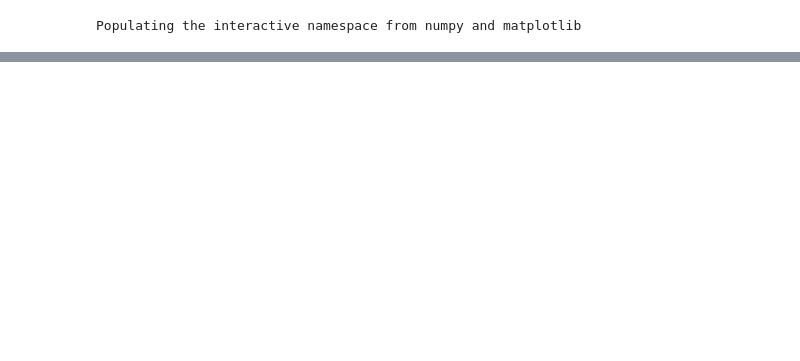
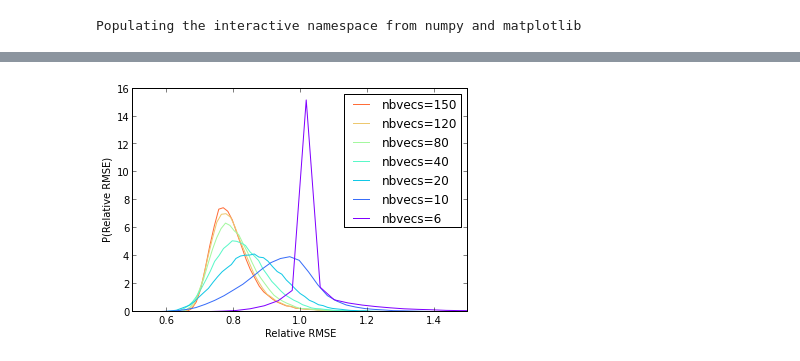
Before and after one commit to arokem/osmosis, a Jupyter notebook: doc/paper_figures/model_resampling.ipynb, the cells around one changed output, grey strips where cells are left out. Cells and saved outputs as stored; diff of their text form; code cells hidden in the pictures; blank space fills up the shorter version.

Commit message:
Resampling notebook complete for now.

```diff
--- a/doc/paper_figures/model_resampling.ipynb
+++ b/doc/paper_figures/model_resampling.ipynb
@@ -15,3 +13,11 @@ We set the data path:
+# %%
+n_bvecs= [6, 10, 20, 40, 80, 120]
+#n_bvecs= [6, 10, 20, 40]
+n_reps = 1
+import matplotlib.colors as co
+cNorm  = co.Normalize(vmin=0, vmax=len(n_bvecs)+1)
+scalarMap = cm.ScalarMappable(norm=cNorm, cmap=matplotlib.cm.rainbow)
+colors = scalarMap.to_rgba(range(len(n_bvecs)+1))
 # %%
 import os
 import osmosis as oz
@@ -50,3 +56,4 @@ Loading from file: /Users/arokem/usr/lib/python2.7/site-packages/osmosis/data/SU
-# %%
-#Model = dti.TensorModel
-Model = sfm.SparseDeconvolutionModel
+# %%
+rrmse = np.empty((3, len(n_bvecs), n_reps) + wm_mask.shape,)
+rrmse_150 = np.empty((3, ) + wm_mask.shape)
+rrmse.shape, rrmse_150.shape
@@ -53,27 +62,63 @@ Model = sfm.SparseDeconvolutionModel
 # %%
-rrmse = []
-rrmse_150 = []
-for M1, M2 in zip([TM_1k_1, TM_2k_1, TM_4k_1], [TM_1k_2, TM_2k_2, TM_4k_2]):
-    M1 = Model(M1.data, M1.bvecs, M1.bvals * 1000, mask=wm_mask, params_file='temp')
-    M2 = Model(M2.data, M2.bvecs, M2.bvals * 1000, mask=wm_mask, params_file='temp')
-    rrmse_150.append(oza.cross_predict(M1, M2))
-    rrmse.append([])
-    n_bvecs= [6, 10, 20, 40, 80, 120]
-    for n in n_bvecs:
-        new_bvecs, new_bv_i = boot.subsample(M1.bvecs[:, M1.b_idx], n)
-        data_resamp_1 = np.concatenate([M1.data[..., M1.b0_idx], M1.data[..., M1.b_idx[new_bv_i]]], -1)
-        bvecs_resamp_1 = np.concatenate([M1.bvecs[..., M1.b0_idx], M1.bvecs[..., M1.b_idx[new_bv_i]]], -1)
-        bvals_resamp_1 = np.concatenate([M1.bvals[..., M1.b0_idx], M1.bvals[..., M1.b_idx[new_bv_i]]], -1)*1000
-        data_resamp_2 = np.concatenate([M2.data[..., M2.b0_idx], M2.data[..., M2.b_idx[new_bv_i]]], -1)
-        bvecs_resamp_2 = np.concatenate([M2.bvecs[..., M2.b0_idx], M2.bvecs[..., M2.b_idx[new_bv_i]]], -1)
-        bvals_resamp_2 = np.concatenate([M2.bvals[..., M2.b0_idx], M2.bvals[..., M2.b_idx[new_bv_i]]], -1)*1000
-        # Make sure you have the right number of regressors in the SFM case
-        if type(Model) == type(sfm.SparseDeconvolutionModel):
-            M1_resamp = Model(data_resamp_1, bvecs_resamp_1, bvals_resamp_1, mask=wm_mask, over_sample=150, params_file='temp')
-            M2_resamp = Model(data_resamp_2, bvecs_resamp_2, bvals_resamp_2, mask=wm_mask, over_sample=150, params_file='temp')
-        else:
-            M1_resamp = Model(data_resamp_1, bvecs_resamp_1, bvals_resamp_1, mask=wm_mask, params_file='temp')
-            M2_resamp = Model(data_resamp_2, bvecs_resamp_2, bvals_resamp_2, mask=wm_mask, params_file='temp')
+for Model in [dti.TensorModel, sfm.SparseDeconvolutionModel]:
+    for b_idx, (M1, M2) in enumerate(zip([TM_1k_1, TM_2k_1, TM_4k_1], [TM_1k_2, TM_2k_2, TM_4k_2])):
+        M1 = Model(M1.data, M1.bvecs, M1.bvals * 1000, mask=wm_mask, params_file='temp')
+        M2 = Model(M2.data, M2.bvecs, M2.bvals * 1000, mask=wm_mask, params_file='temp')
+        rrmse_150[b_idx]= oza.cross_predict(M1, M2)
 
-        rrmse[-1].append(oza.cross_predict(M1_resamp, M2_resamp))
+        for n_idx, n in enumerate(n_bvecs):
+            for rep in range(n_reps):
+                new_bvecs, new_bv_i = boot.subsample(M1.bvecs[:, M1.b_idx], n)
+                data_resamp_1 = np.concatenate([M1.data[..., M1.b0_idx], M1.data[..., M1.b_idx[new_bv_i]]], -1)
+                bvecs_resamp_1 = np.concatenate([M1.bvecs[..., M1.b0_idx], M1.bvecs[..., M1.b_idx[new_bv_i]]], -1)
+                bvals_resamp_1 = np.concatenate([M1.bvals[..., M1.b0_idx], M1.bvals[..., M1.b_idx[new_bv_i]]], -1)*1000
+                data_resamp_2 = np.concatenate([M2.data[..., M2.b0_idx], M2.data[..., M2.b_idx[new_bv_i]]], -1)
+                bvecs_resamp_2 = np.concatenate([M2.bvecs[..., M2.b0_idx], M2.bvecs[..., M2.b_idx[new_bv_i]]], -1)
+                bvals_resamp_2 = np.concatenate([M2.bvals[..., M2.b0_idx], M2.bvals[..., M2.b_idx[new_bv_i]]], -1)*1000
+                # Make sure you have the right number of regressors in the SFM case
+                if Model==sfm.SparseDeconvolutionModel:
+                    M1_resamp = Model(data_resamp_1, bvecs_resamp_1, bvals_resamp_1, mask=wm_mask, over_sample=150, params_file='temp')
+                    M2_resamp = Model(data_resamp_2, bvecs_resamp_2, bvals_resamp_2, mask=wm_mask, over_sample=150, params_file='temp')
+                else:
+                    M1_resamp = Model(data_resamp_1, bvecs_resamp_1, bvals_resamp_1, mask=wm_mask, params_file='temp')
+                    M2_resamp = Model(data_resamp_2, bvecs_resamp_2, bvals_resamp_2, mask=wm_mask, params_file='temp')
+
+                rrmse[b_idx, n_idx, rep] = oza.cross_predict(M1_resamp, M2_resamp)
+
+
+    median_rrmse = []
+    median_rrmse_err = []
+
+    for b_idx in range(3):
+        median_rrmse.append([])
+        median_rrmse_err.append([])
+        fig = mpl.probability_hist(rrmse_150[b_idx][np.isfinite(rrmse_150[b_idx])], label='nbvecs=150', color=colors[-1])
+        print("For b=%s, 150 dirs, the median PDD reliability is %2.2f"%(bvals[b_idx], np.median(rrmse_150[b_idx][np.isfinite(rrmse_150[b_idx])])))
+        median_rrmse[-1] = [np.median(rrmse_150[b_idx][np.isfinite(rrmse_150[b_idx])])]
+        median_rrmse_err[-1] = [0]
+        for i in range(len(n_bvecs))[::-1]:
+            my_mean=(np.mean([np.median(rrmse[b_idx, i, j][np.isfinite(rrmse[b_idx, i, j])]) for j in range(n_reps)]))
+            my_var=(np.var([np.median(rrmse[b_idx, i, j][np.isfinite(rrmse[b_idx, i, j])]) for j in range(n_reps)]))
+            fig = mpl.probability_hist(rrmse[b_idx, i, j][np.isfinite(rrmse[b_idx, i, j])], fig=fig, label='nbvecs=%s'%str(n_bvecs[i]), color=colors[i])
+            median_rrmse[-1].append(my_mean)
+            median_rrmse_err[-1].append(my_var)
+            print("For b=%s, %s dirs, the median PDD reliability is %2.2f"%(bvals[b_idx], n_bvecs[i], median_rrmse[-1][-1]))
+            ax = fig.axes[0]
+
+        ax.set_xlim([0.5,1.5])
+        ax.set_xlabel('Relative RMSE')
+        ax.set_ylabel('P(Relative RMSE)')
+        plt.legend()
+
+    fig_curves, ax = plt.subplots(1)
+    for b_idx in range(3):
+        ax.plot(np.hstack([150, n_bvecs[::-1]]), median_rrmse[b_idx], 'o-')
+        #ax.errorbar(np.hstack([150, n_bvecs[::-1]]), median_rrmse[b_idx], median_rrmse_err[b_idx])
+        ax.set_ylabel('Median Relative RMSE ')
+        ax.set_xlabel('# b-vectors')
+        ax.set_ylim([0.75, 1.05])
+    if Model==sfm.SparseDeconvolutionModel:
+        fig_curves.savefig('/home/arokem/Dropbox/curves_sfm_plot.svg')
+    else:
+        fig_curves.savefig('/home/arokem/Dropbox/curves_dtm_plot.svg')
 # %% [output]
@@ -80,0 +142 @@ SparseDeconvolutionModel.model_params [                  0%                  ]
+[figure, added]
```
Also changed, not shown: parts of 10 cells of this notebook.
